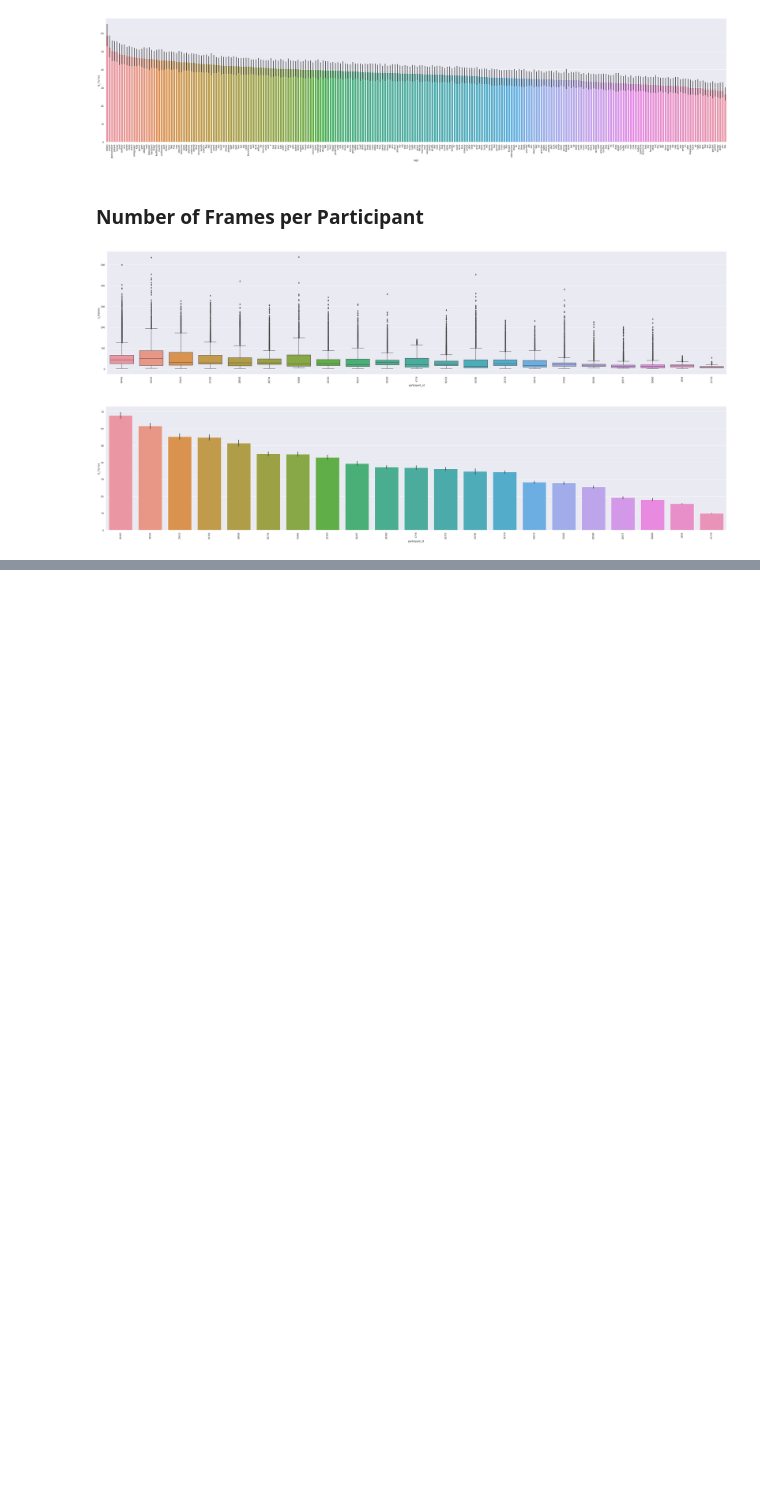
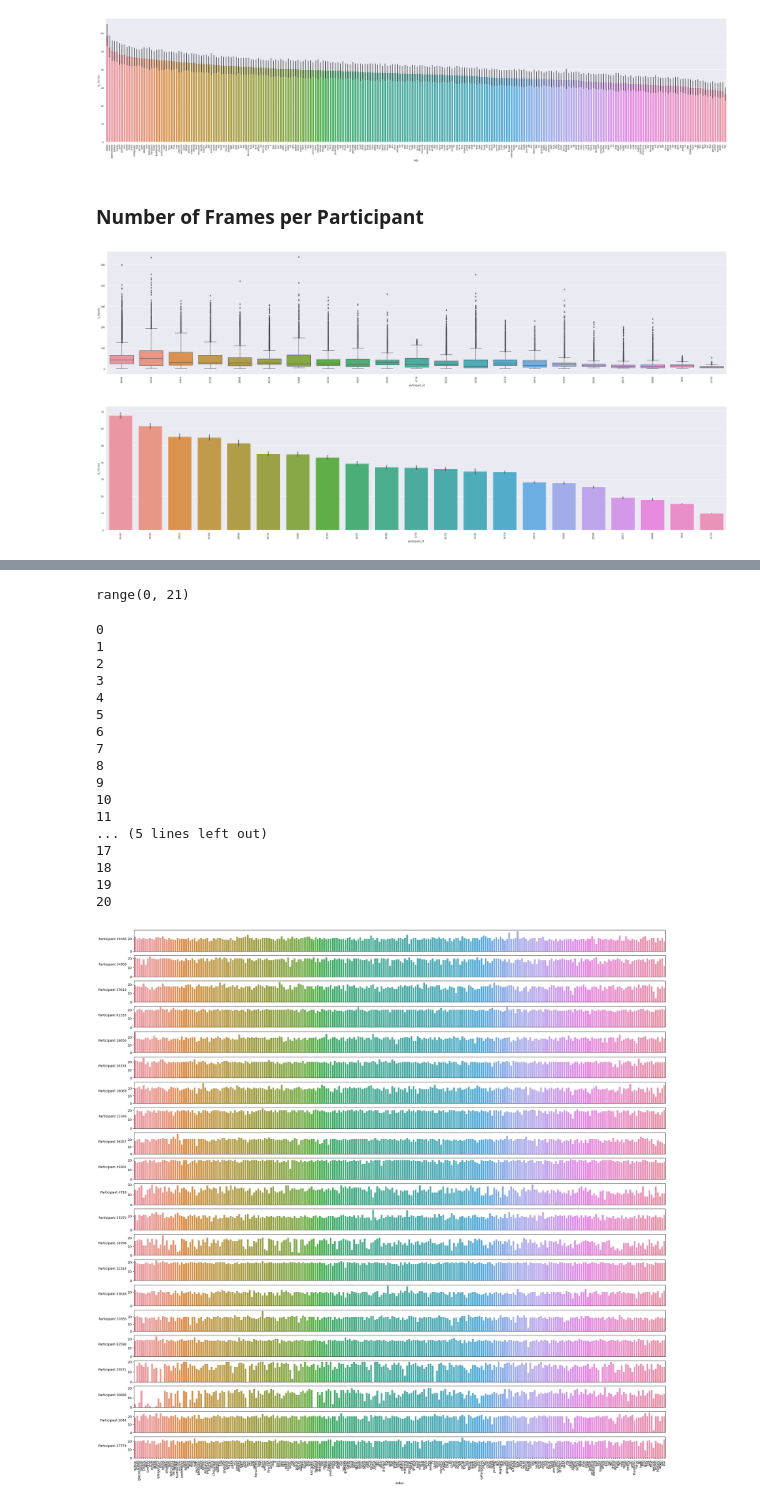
Before and after one commit to vosmani36/Capstone_Project_SignMeUp, a Jupyter notebook: notebooks/Playground-Jin-Ho.ipynb, the cells around one changed output, grey strips where cells are left out. Saved outputs shown, nothing was run; the diff lists cells and outputs as text; code cells hidden in the pictures; blank space fills up the shorter version.

```diff
--- a/notebooks/Playground-Jin-Ho.ipynb
+++ b/notebooks/Playground-Jin-Ho.ipynb
@@ -345,0 +401,59 @@ plt.show()
+# %%
+range(len(participants))
+# %% [output]
+range(0, 21)
+# %%
+# plotting parameters
+participants = df_frames.groupby(by=["participant_id"])["n_frames"].mean().sort_values(ascending=False).index # list of participants sorted by ascending number of frames
+ncols = 1 # define plot matrix columns always as 3
+nrows = math.ceil(len(participants)/ncols) # define rows depending on the number of participants / categories
+my_order = df_frames.groupby(by=["sign"])["n_frames"].mean().sort_values(ascending=False).index # order by increasing mean number of frames
+
+# formatting plotting areas
+f, axes = plt.subplots(nrows, ncols, figsize=(30, 30)) # define plot area layout based on pre-defined number of columns and rows
+axes = axes.ravel() # flatten axes object to later access it as axes[i] with i indicating the heatmap number
+
+# loop over all available participants to plot each sign distribution
+for i in range(len(participants)):
+    print(i)
+    participant = participants[i]
+
+    # sign count data for current participant
+    sign_counts = df_frames[df_frames.participant_id == participant].sign.value_counts().reset_index()
+
+    # plot
+    g = sns.barplot(ax=axes[i], data=sign_counts, x="index", y="sign", order=my_order)
+
+    # remove y axis labels
+    g.set_ylabel(ylabel=f'Participant {participant}', rotation=0, horizontalalignment='right')
+
+    # show xticks labels only for the last row
+    if i != len(participants)-1:
+        g.set(xticklabels=[])
+        g.set(xlabel=None)
+        g.tick_params(bottom=False)  # remove the ticks
+    else:
+        g.set_xticklabels(g.get_xticklabels(), rotation=90)
+
+# final plotting
+plt.title('Distribution of Signs per Participant')
+plt.show()
+# %% [output]
+0
+1
+2
+3
+4
+5
+6
+7
+8
+9
+10
+11
+... (5 lines left out)
+17
+18
+19
+20
+[figure, added]
```
Also changed, not shown: parts of 12 cells of this notebook.
